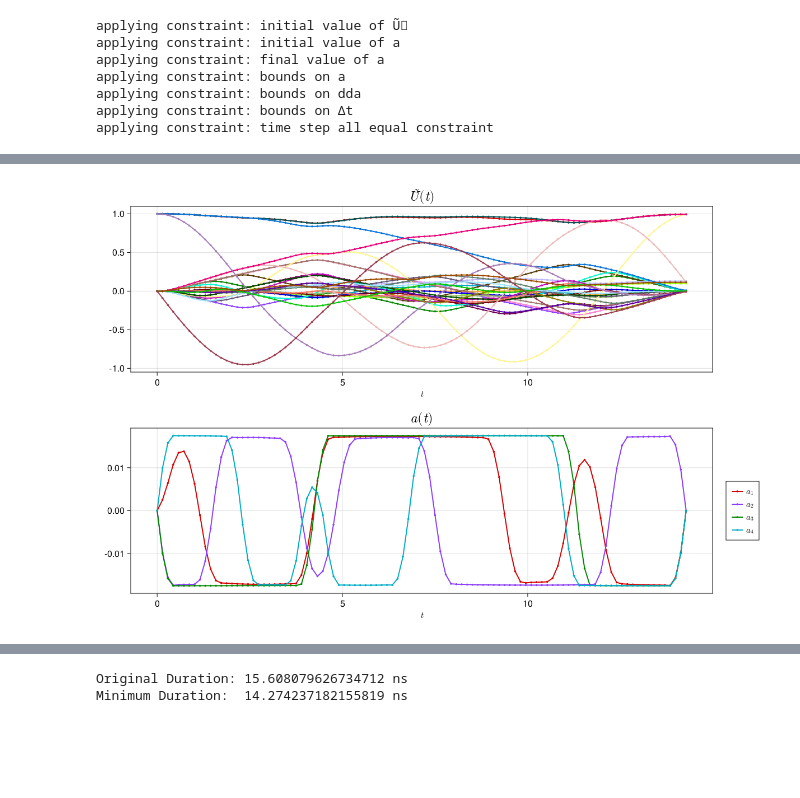
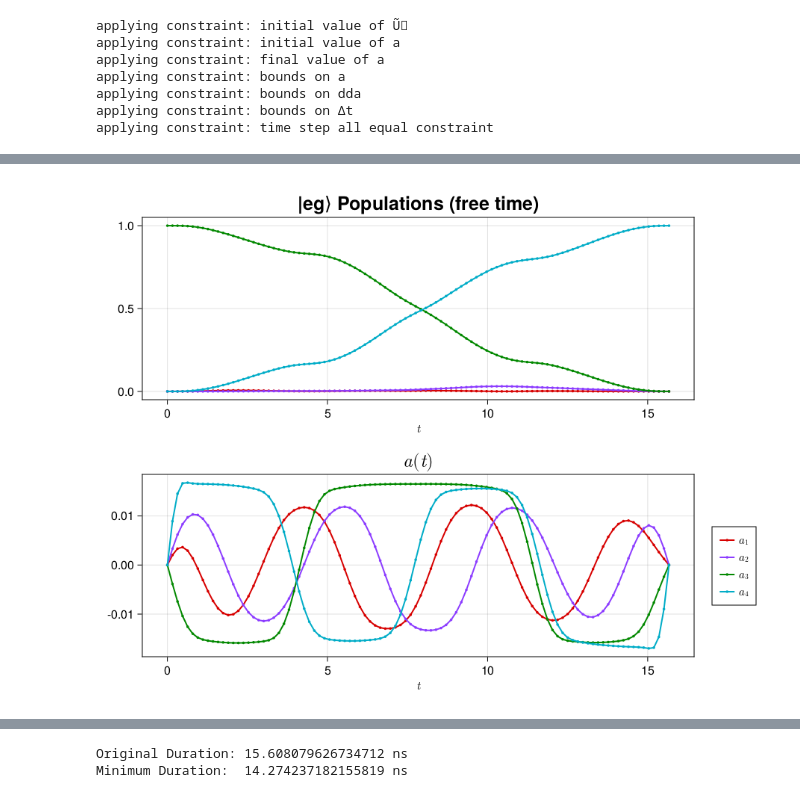
Before and after one commit to kestrelquantum/Piccolo.jl, a Jupyter notebook: examples/JuliaCon23/two_qubit.ipynb, the cells around one changed output, grey strips where cells are left out. Saved outputs shown, nothing was run; the diff lists cells and outputs as text; code cells hidden in the pictures; blank space fills up the shorter version.

```diff
--- a/examples/JuliaCon23/two_qubit.ipynb
+++ b/examples/JuliaCon23/two_qubit.ipynb
@@ -214,4 +214,8 @@ Fidelity: 0.9999000995790256
-# %%
-plot(mintime_prob.trajectory, [:Ũ⃗, :a]; ignored_labels=[:Ũ⃗])
-# %% [output]
-[figure, removed]
+# %%
+transformation = OrderedDict(
+   :Ũ⃗ => [x -> populations(iso_vec_to_operator(x)[:, 3])]
+)
+titles = OrderedDict(:Ũ⃗ => ["|eg⟩ Populations (free time)"])
+plot(prob.trajectory, [:a]; transformations=transformation, transformation_titles=titles, ignored_labels=[:Ũ⃗], res=(900, 700))
+# %% [output]
+[figure, added]
```
Also changed, not shown: parts of 8 cells of this notebook.
